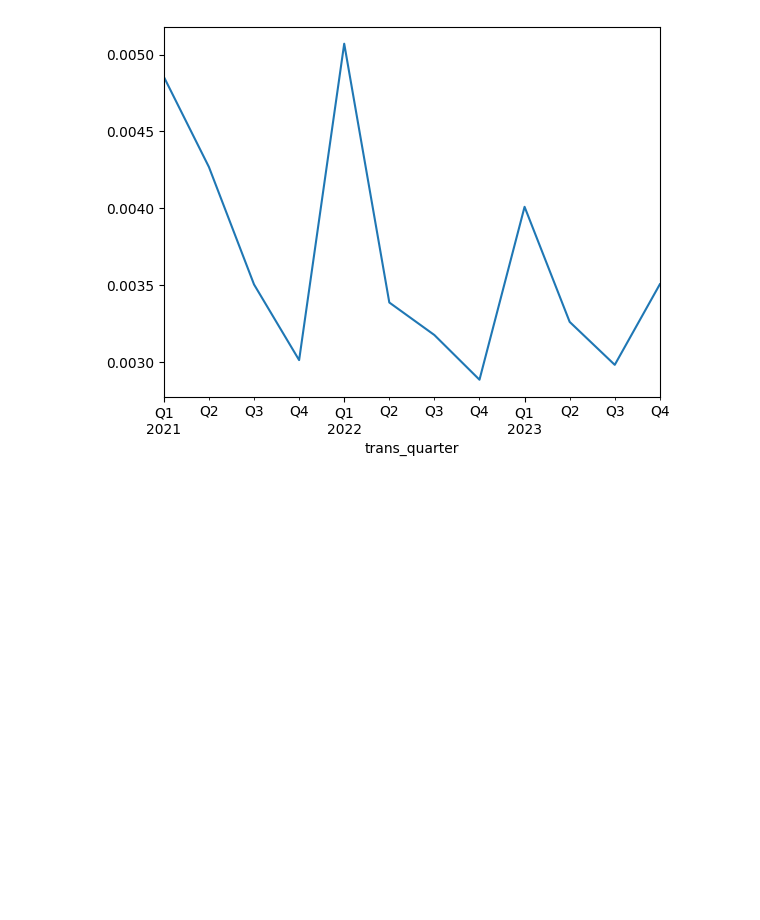
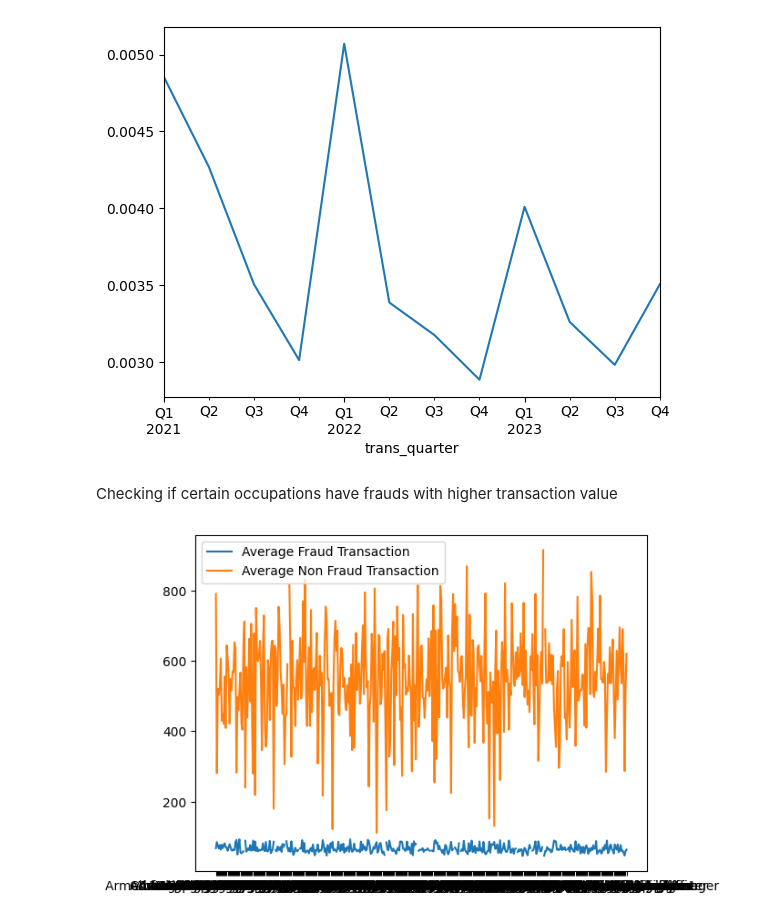
Before and after one commit to annccyn/dsa4263_project, a Jupyter notebook: brandon_draft.ipynb, the cells around one changed output. Saved outputs shown, nothing was run; the diff lists cells and outputs as text; code cells hidden in the pictures; blank space fills up the shorter version.

Commit message:
added in occupational eda

```diff
--- a/brandon_draft.ipynb
+++ b/brandon_draft.ipynb
@@ -162,3 +161,18 @@ trans_quarter
 Freq: Q-DEC, dtype: float64
 <Axes: xlabel='trans_quarter'>
 [figure]
+# %% [markdown]
+Checking if certain occupations have frauds with higher transaction value
+# %%
+trans_amt_df = train_df[["amt", "is_fraud", "job"]].groupby(by = ["job", "is_fraud"], as_index = False).mean()
+trans_amt_df = trans_amt_df.pivot(index = "job", columns = "is_fraud", values = "amt")
+trans_amt_df = trans_amt_df.reset_index()
+trans_amt_df.rename(columns = {0: "avg_fraud_amt", 1: "avg_nonfraud_amt"}, inplace = True)
+
+# plot graph
+plt.plot(trans_amt_df["job"], trans_amt_df["avg_fraud_amt"], label = "Average Fraud Transaction")
+plt.plot(trans_amt_df["job"], trans_amt_df["avg_nonfraud_amt"], label = "Average Non Fraud Transaction")
+plt.legend()
+plt.show()
+# %% [output]
+[figure, added]
```
Also changed, not shown: parts of 1 cell of this notebook.
